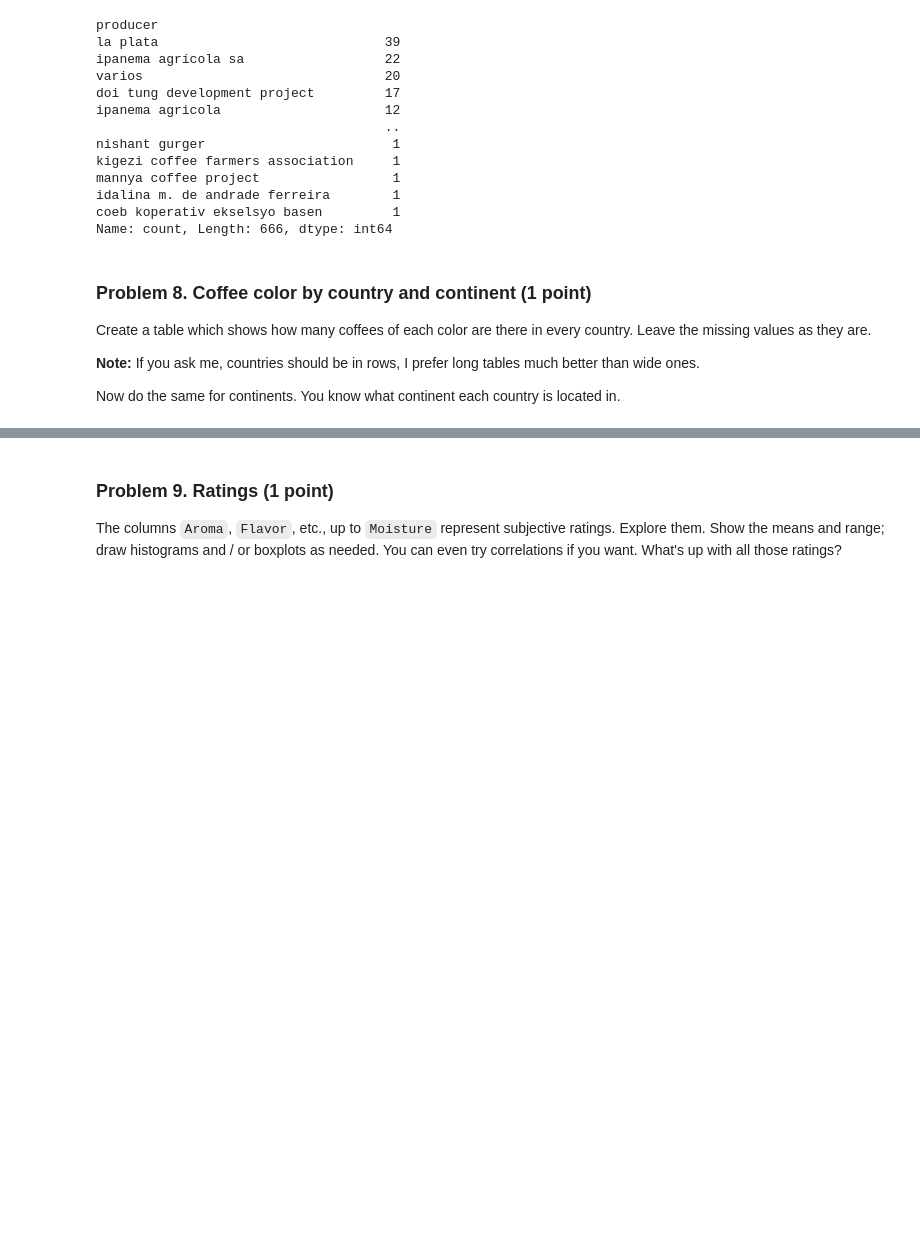
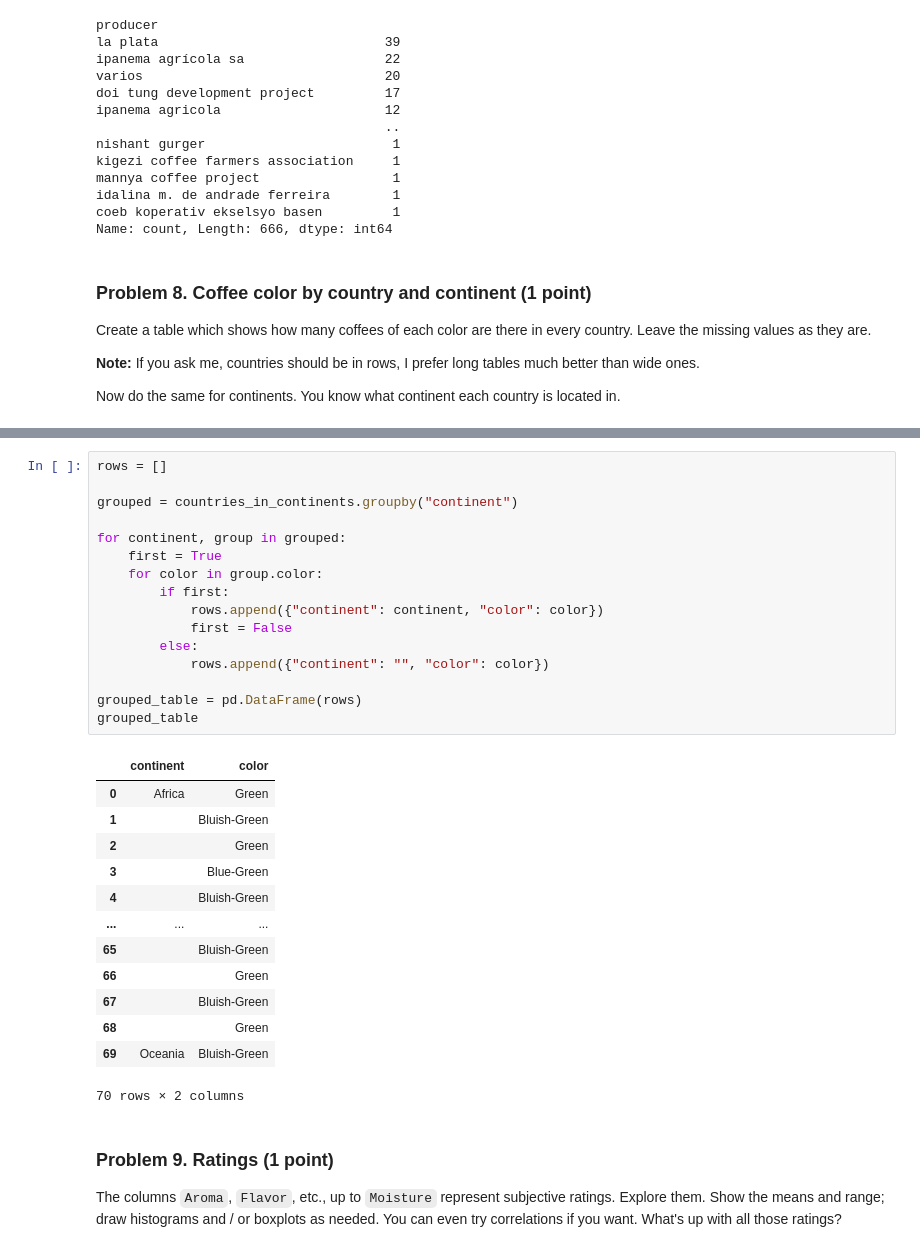
Before and after one commit to plamensve/Data_Science_Upskill_Softuni, a Jupyter notebook: 02_data_tidying_and_cleaning/Data Tidying and Cleaning Lab.ipynb, the cells around one changed output, grey strips where cells are left out. Drawn from its saved outputs; the diff is of its cells as text; blank space fills up the shorter version.

```diff
--- a/02_data_tidying_and_cleaning/Data Tidying and Cleaning Lab.ipynb
+++ b/02_data_tidying_and_cleaning/Data Tidying and Cleaning Lab.ipynb
@@ -498,3 +497,33 @@ continents_and_countries
+# %%
+rows = []
+
+grouped = countries_in_continents.groupby("continent")
+
+for continent, group in grouped:
+    first = True
+    for color in group.color:
+        if first:
+            rows.append({"continent": continent, "color": color})
+            first = False
+        else:
+            rows.append({"continent": "", "color": color})
+
+grouped_table = pd.DataFrame(rows)
+grouped_table
+# %% [output]
+|  | continent | color |
+| 0 | Africa | Green |
+| 1 |  | Bluish-Green |
+| 2 |  | Green |
+| 3 |  | Blue-Green |
+| 4 |  | Bluish-Green |
+| ... | ... | ... |
+| 65 |  | Bluish-Green |
+| 66 |  | Green |
+| 67 |  | Bluish-Green |
+| 68 |  | Green |
+| 69 | Oceania | Bluish-Green |
+70 rows × 2 columns
 # %% [markdown]
 ### Problem 9. Ratings (1 point)
 The columns `Aroma`, `Flavor`, etc., up to `Moisture` represent subjective ratings. Explore them. Show the means and range; draw histograms and / or boxplots as needed. You can even try correlations if you want. What's up with all those ratings?
```
Also changed, not shown: parts of 14 cells of this notebook.
